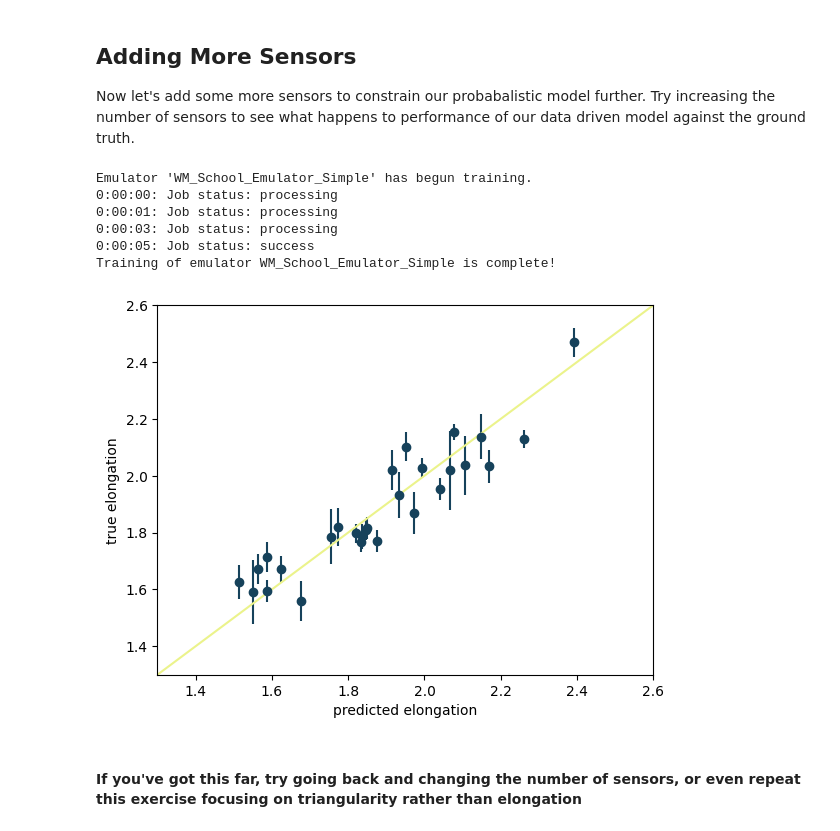
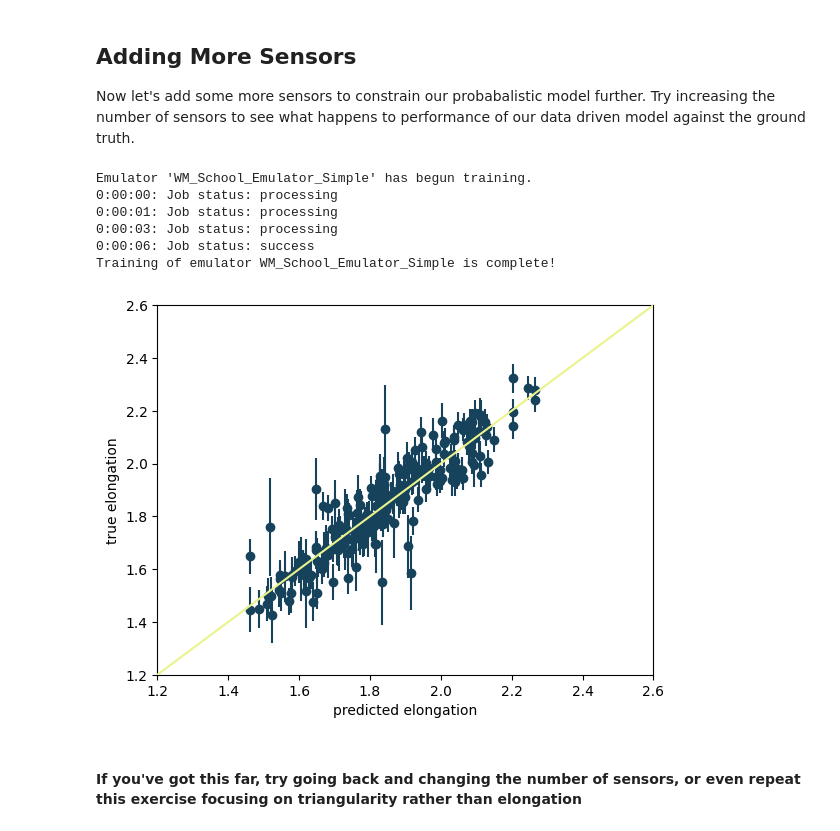
Before and after one commit to digiLab-ai/WM_digiLab_demo, a Jupyter notebook: digiLab_Summerschool_Demo.ipynb, the cells around one changed output. Cells and saved outputs as stored; diff of their text form; code cells hidden in the pictures.

```diff
--- a/digiLab_Summerschool_Demo.ipynb
+++ b/digiLab_Summerschool_Demo.ipynb
@@ -40,6 +40,6 @@ def polar_to_cartesian(r, theta):
 Then we'll import twinLab, one of digiLab's tools for developing probabalistic machine learning models
 # %%
 import twinlab as tl
-tl.set_user("your_email")
-tl.set_api_key("your_api_key")
+tl.set_user("")
+tl.set_api_key("")
 # head to https://portal.twinlab.ai/ for your API key, making sure to use your university email
@@ -72,7 +78,7 @@ dataset_id = "Magnetics_dataset"
 dataset = tl.Dataset(id=dataset_id)
 
 # Define test and train size
-train_len = 60
+train_len = 150
 eval_len = len(df) - train_len
 
 # Define train and test data
@@ -214,22 +220,22 @@ Emulator 'WM_School_Emulator_Simple' has begun training.
 0:00:00: Job status: processing
 0:00:01: Job status: processing
 0:00:03: Job status: processing
-0:00:05: Job status: success
+0:00:06: Job status: success
 Training of emulator WM_School_Emulator_Simple is complete!
 # %%
 pred_simple,err_simple = emulator_simple.predict(df_eval,verbose=False)
 true = df_eval["Elongation"]
 # %%
 plt.errorbar(pred_simple["Elongation"],true,yerr=np.array(err_simple["Elongation"]).flatten(),linestyle="",marker="o",color="#16425B")
-limits = [1.3,2.6]
-plt.plot(limits,limits,color="#EBF38B")
+limits = [1.2,2.6]
+plt.plot(limits,limits,color="#EBF38B",zorder=4)
 plt.xlim(limits)
 plt.ylim(limits)
 plt.xlabel("predicted elongation")
 plt.ylabel("true elongation")
 plt.show()
 # %% [output]
-[figure, old version]
+[figure, new version]
 # %% [markdown]
 #### If you've got this far, try going back and changing the number of sensors, or even repeat this exercise focusing on triangularity rather than elongation
 # %% [markdown]
```
Also changed, not shown: parts of 11 cells of this notebook, 1 other file.
